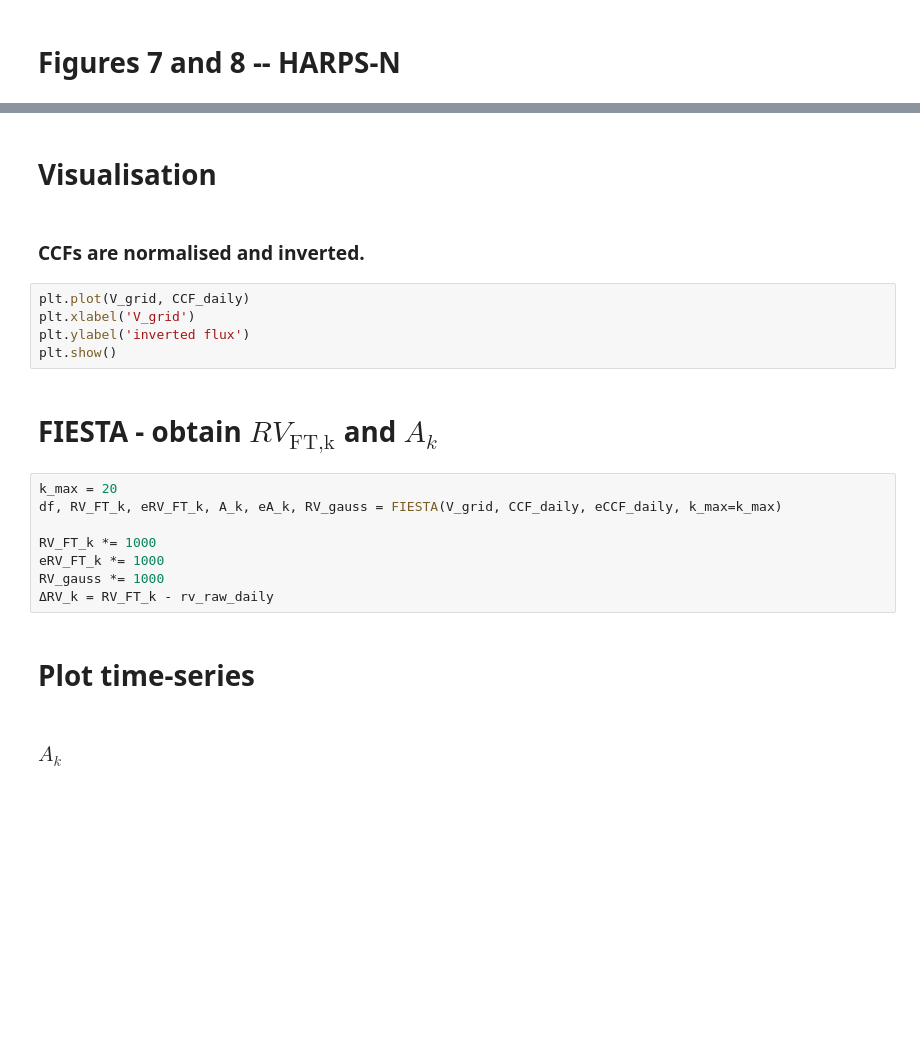
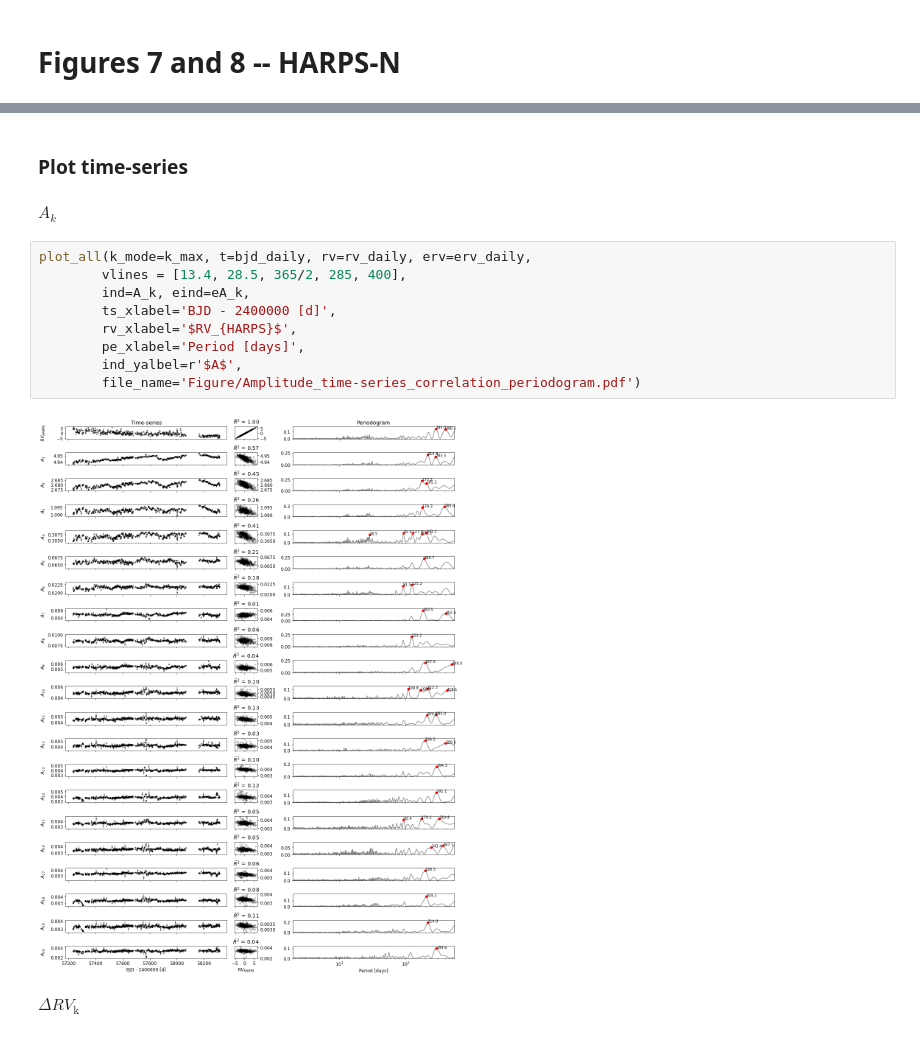
Before and after one commit to jinglinzhao/FIESTA-II, a Jupyter notebook: HARPS-N.ipynb, the cells around one changed output, grey strips where cells are left out. Drawn from its saved outputs; the diff is of its cells as text; blank space fills up the shorter version.

```diff
--- a/HARPS-N.ipynb
+++ b/HARPS-N.ipynb
@@ -542,25 +585,19 @@ V_grid.shape, CCF_daily.shape, rv_daily.shape
+# %% [markdown]
+### Plot time-series
 # %% [markdown]
-# Visualisation
+$A_k$
-# %% [markdown]
-### CCFs are normalised and inverted.
-# %%
-plt.plot(V_grid, CCF_daily)
-plt.xlabel('V_grid')
-plt.ylabel('inverted flux')
-plt.show()
+# %%
+plot_all(k_mode=k_max, t=bjd_daily, rv=rv_daily, erv=erv_daily,
+        vlines = [13.4, 28.5, 365/2, 285, 400],
+        ind=A_k, eind=eA_k,
+        ts_xlabel='BJD - 2400000 [d]',
+        rv_xlabel='$RV_{HARPS}$',
+        pe_xlabel='Period [days]',
+        ind_yalbel=r'$A$',
+        file_name='Figure/Amplitude_time-series_correlation_periodogram.pdf')
+# %% [output]
+[figure, added]
 # %% [markdown]
-# FIESTA - obtain $RV_\textrm{FT,k}$ and $A_k$
+$\Delta RV_\textrm{k}$
-# %%
-k_max = 20
-df, RV_FT_k, eRV_FT_k, A_k, eA_k, RV_gauss = FIESTA(V_grid, CCF_daily, eCCF_daily, k_max=k_max)
-
-RV_FT_k *= 1000
-eRV_FT_k *= 1000
-RV_gauss *= 1000
-ΔRV_k = RV_FT_k - rv_raw_daily
-# %% [markdown]
-# Plot time-series
-# %% [markdown]
-### $A_k$
 # %%
 plot_all(k_mode=k_max, t=bjd_daily, rv=rv_daily, erv=erv_daily,
```
Also changed, not shown: parts of 14 cells of this notebook, 13 other files.
